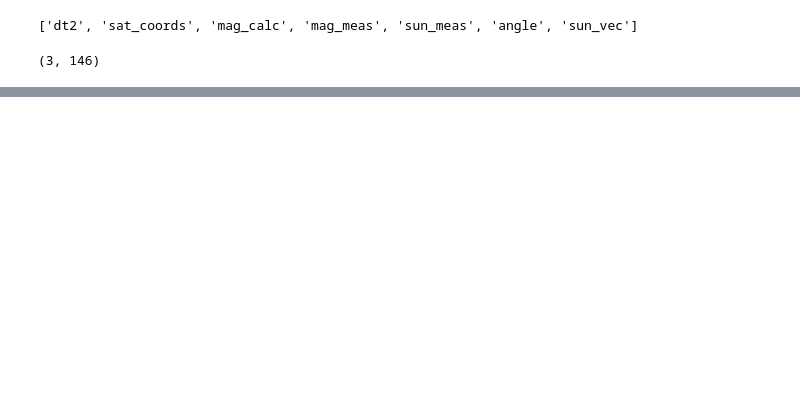
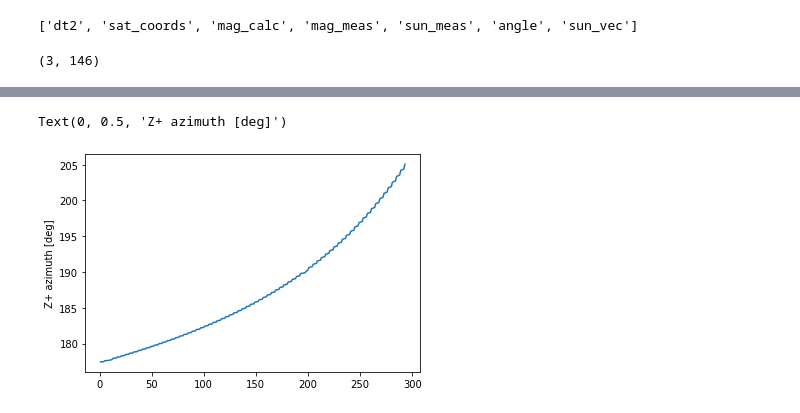
Before and after one commit to limu007/cube, a Jupyter notebook: Attitude_computed.ipynb, the cells around one changed output, grey strips where cells are left out. Drawn from its saved outputs; the diff is of its cells as text; code cells hidden in the pictures; blank space fills up the shorter version.

```diff
--- a/Attitude_computed.ipynb
+++ b/Attitude_computed.ipynb
@@ -77,0 +118,11 @@ array([-0.22113231,  0.8427924 , -0.49057264])
+# %%
+axes_z=[]
+axes_x=[]
+sat_loc=[]
+rep=sat_coords
+for j in range(len(dt2)):
+    loc=coord.EarthLocation.from_geodetic(rep[0][j],rep[1][j],rep[2][j]*1e3)
+    at=t0+dt2[j]/24./60/60
+    sat_loc.append(loc)
+    axes_x.append(coord.SkyCoord(*eci_body[j,:,0],representation_type="cartesian", frame="fk5",unit='m',location=loc,obstime=at))
+    axes_z.append(coord.SkyCoord(*eci_body[j,:,2],representation_type="cartesian", frame="fk5",unit='m',location=loc,obstime=at))
@@ -77,0 +137,9 @@ array([-0.22113231,  0.8427924 , -0.49057264])
+# %%
+azis=[d.altaz.az.value for d in axes_z]
+alts=[d.altaz.alt.value for d in axes_z]
+# %%
+pl.plot(dt2,azis)
+pl.ylabel("Z+ azimuth [deg]")
+# %% [output]
+Text(0, 0.5, 'Z+ azimuth [deg]')
+[figure, added]
```
Also changed, not shown: parts of 22 cells of this notebook, 1 other file.
